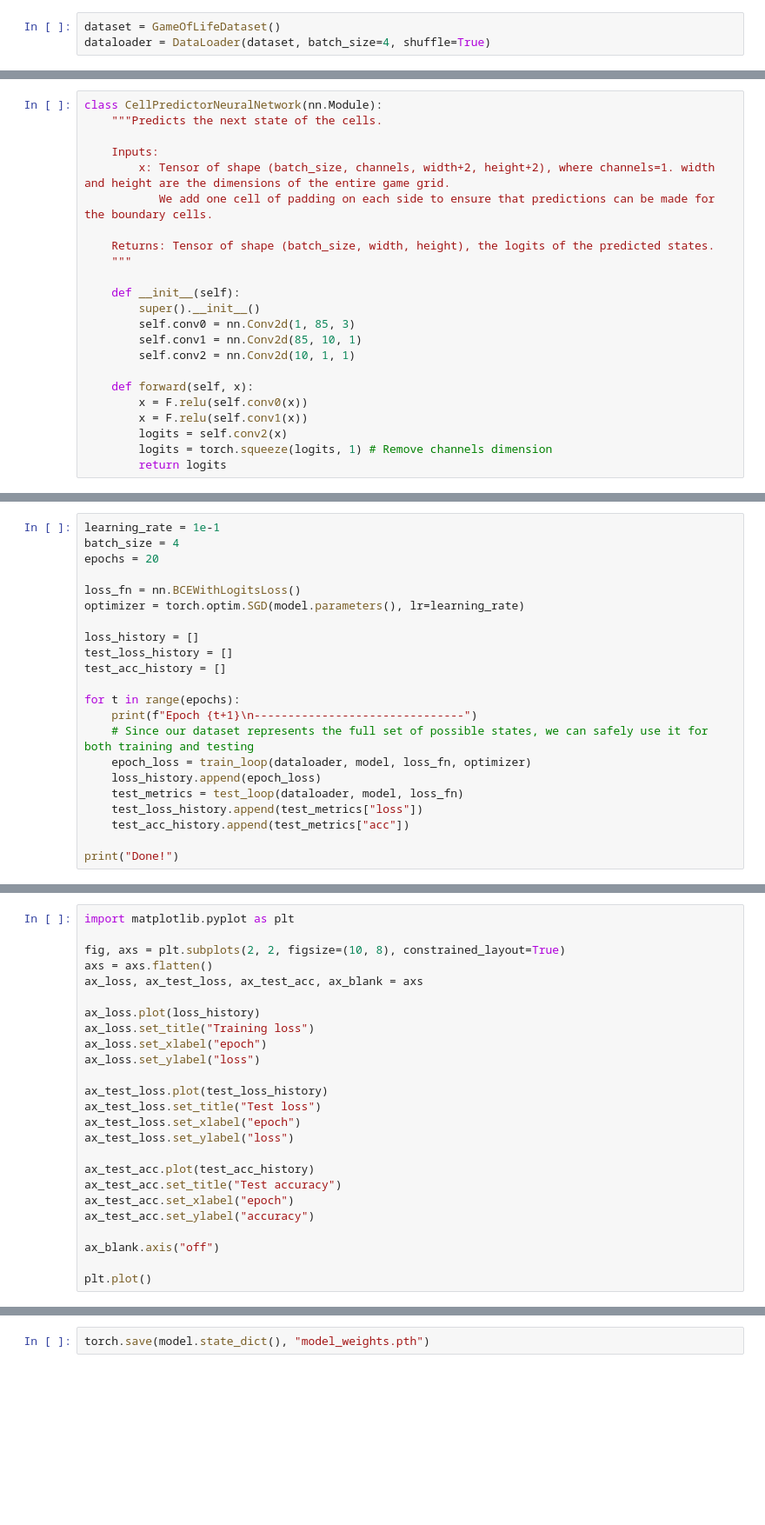
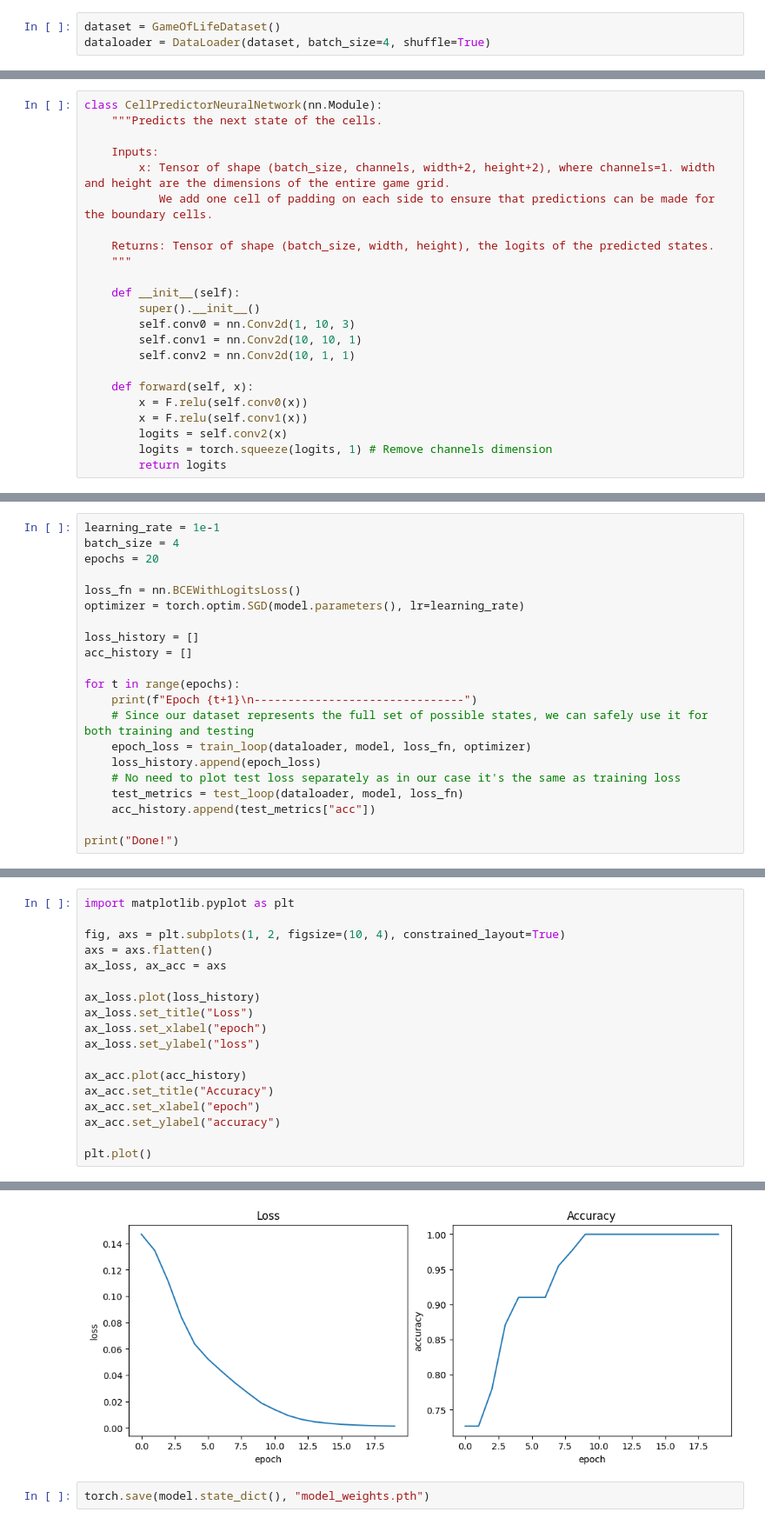
Before and after one commit to AlexKubiesa/game-of-life-emulator, a Jupyter notebook: train_cell_predictor.ipynb, the cells around one changed output, grey strips where cells are left out. Shown: that part at 87% size. Cells and saved outputs as stored; diff of their text form; blank space fills up the shorter version.

```diff
--- a/train_cell_predictor.ipynb
+++ b/train_cell_predictor.ipynb
@@ -51,8 +53,8 @@ class CellPredictorNeuralNetwork(nn.Module):
 
     def __init__(self):
         super().__init__()
-        self.conv0 = nn.Conv2d(1, 85, 3)
-        self.conv1 = nn.Conv2d(85, 10, 1)
+        self.conv0 = nn.Conv2d(1, 10, 3)
+        self.conv1 = nn.Conv2d(10, 10, 1)
         self.conv2 = nn.Conv2d(10, 1, 1)
 
     def forward(self, x):
@@ -129,16 +157,15 @@ loss_fn = nn.BCEWithLogitsLoss()
 optimizer = torch.optim.SGD(model.parameters(), lr=learning_rate)
 
 loss_history = []
-test_loss_history = []
-test_acc_history = []
+acc_history = []
 
 for t in range(epochs):
     print(f"Epoch {t+1}\n-------------------------------")
     # Since our dataset represents the full set of possible states, we can safely use it for both training and testing
     epoch_loss = train_loop(dataloader, model, loss_fn, optimizer)
     loss_history.append(epoch_loss)
+    # No need to plot test loss separately as in our case it's the same as training loss
     test_metrics = test_loop(dataloader, model, loss_fn)
-    test_loss_history.append(test_metrics["loss"])
-    test_acc_history.append(test_metrics["acc"])
+    acc_history.append(test_metrics["acc"])
 
 print("Done!")
@@ -145,25 +190,19 @@ print("Done!")
 # %%
 import matplotlib.pyplot as plt
 
-fig, axs = plt.subplots(2, 2, figsize=(10, 8), constrained_layout=True)
+fig, axs = plt.subplots(1, 2, figsize=(10, 4), constrained_layout=True)
 axs = axs.flatten()
-ax_loss, ax_test_loss, ax_test_acc, ax_blank = axs
+ax_loss, ax_acc = axs
 
 ax_loss.plot(loss_history)
-ax_loss.set_title("Training loss")
+ax_loss.set_title("Loss")
 ax_loss.set_xlabel("epoch")
 ax_loss.set_ylabel("loss")
 
-ax_test_loss.plot(test_loss_history)
-ax_test_loss.set_title("Test loss")
-ax_test_loss.set_xlabel("epoch")
-ax_test_loss.set_ylabel("loss")
-
-ax_test_acc.plot(test_acc_history)
-ax_test_acc.set_title("Test accuracy")
-ax_test_acc.set_xlabel("epoch")
-ax_test_acc.set_ylabel("accuracy")
-
-ax_blank.axis("off")
+ax_acc.plot(acc_history)
+ax_acc.set_title("Accuracy")
+ax_acc.set_xlabel("epoch")
+ax_acc.set_ylabel("accuracy")
 
 plt.plot()
+# %% [output]
@@ -170,2 +210,3 @@ plt.plot()
+[figure, added]
 # %%
 torch.save(model.state_dict(), "model_weights.pth")
```
Also changed, not shown: parts of 6 cells of this notebook, 2 other files.
